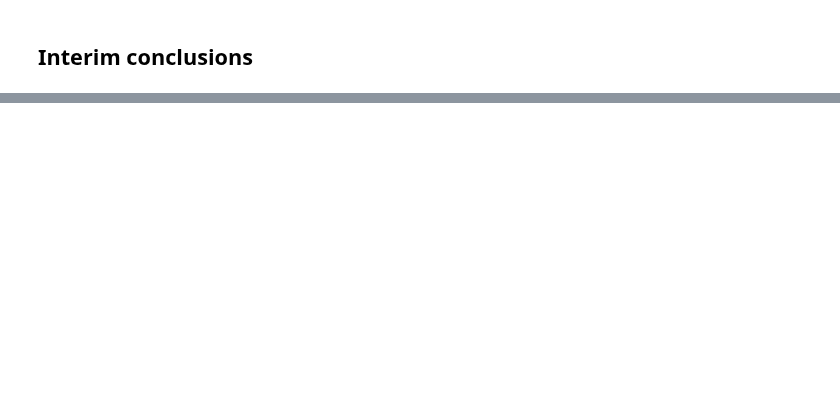
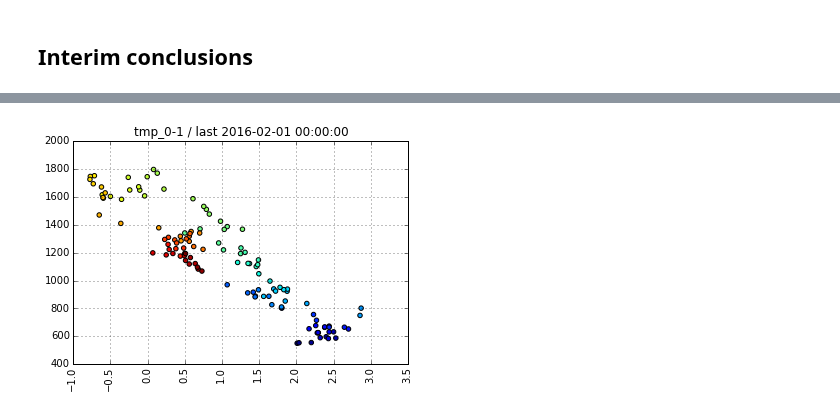
Before and after one commit to rsvp/fecon235, a Jupyter notebook: nb/fred-xau-tips.ipynb, the cells around one changed output, grey strips where cells are left out. Drawn from its saved outputs; the diff is of its cells as text; code cells hidden in the pictures; blank space fills up the shorter version.

```diff
--- a/nb/fred-xau-tips.ipynb
+++ b/nb/fred-xau-tips.ipynb
@@ -70,7 +84,7 @@ from yi_fred import *
 # %%
 #  Get gold and 10-y TIPS rates, both as daily frequency:
-gold = getfred( d4xau )
-tips = getfred( d4tips10 )
+gold = get( d4xau )
+tips = get( d4tips10 )
 # %%
 #  The joint sample size is constrained by the more
 #  recent instrument TIPS issued by the US Treasury:
@@ -84 +96,6 @@ T
+# %%
+#  START just before the Great Recession:
+start = '2006-01-01'
+
+#  The subprime mortgage crisis is about to begin...
 # %% [markdown]
@@ -90,10 +109,5 @@ Since 2003, there has been a strong inverse correlation between gold and TIPS: -
 # %%
-start = '2003-01-02'
-
-start = '2007-01-02'
-#  Comment out this line to get earlier regression results.
-
-#  Do linear regression:
+#  Do linear regression on daily data:
 stat2( gold['Y'][start:], tips['Y'][start:] )
 # %% [output]
  ::  FIRST variable:
@@ -208,0 +203,3 @@ delta = coef * (-0.00-0.33)
+# %%
+#  Create a monthy dataframe for TIPS and gold:
+tau = paste([ todf(monthly(tips), 'TIPS'), todf(monthly(gold), 'XAU')])
@@ -208,0 +293,4 @@ delta = coef * (-0.00-0.33)
+# %%
+scatter( tau[start:], col=[0,1] )
+# %% [output]
+[figure, added]
```
Also changed, not shown: parts of 55 cells of this notebook.
